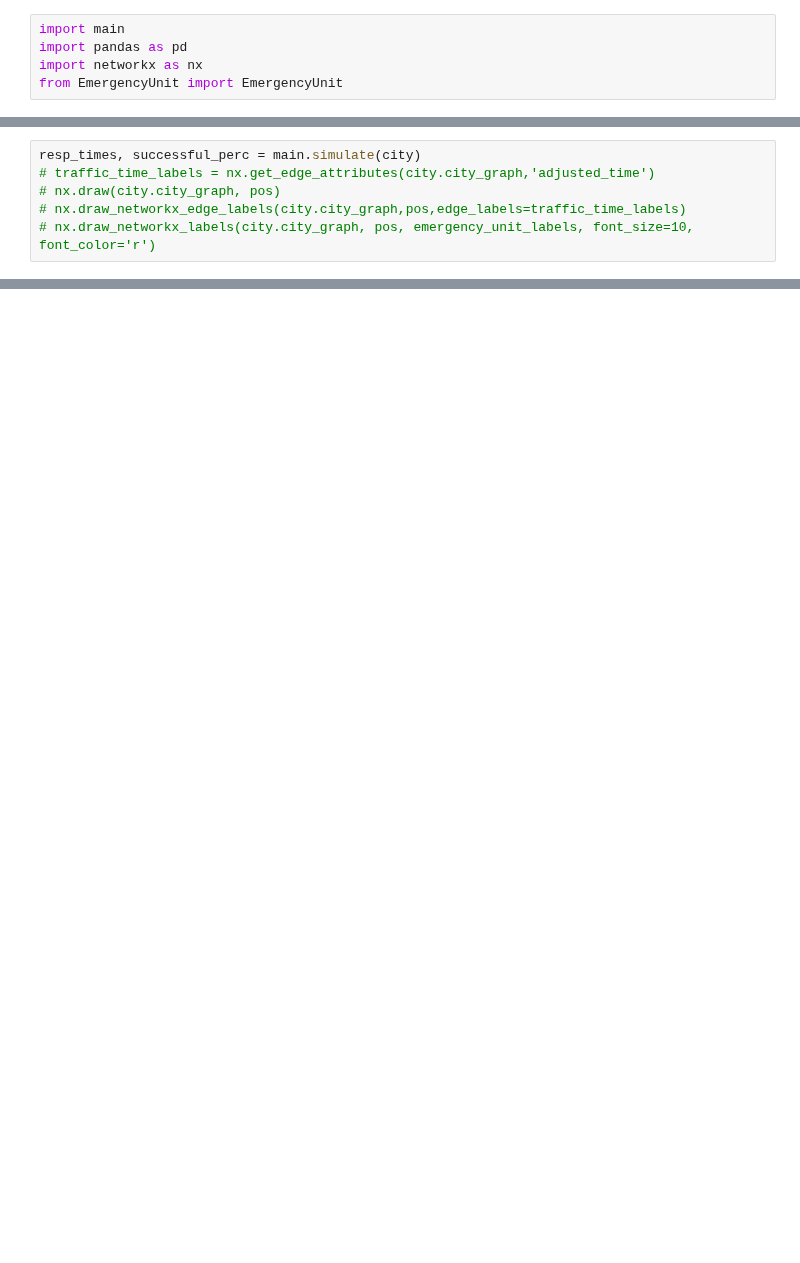
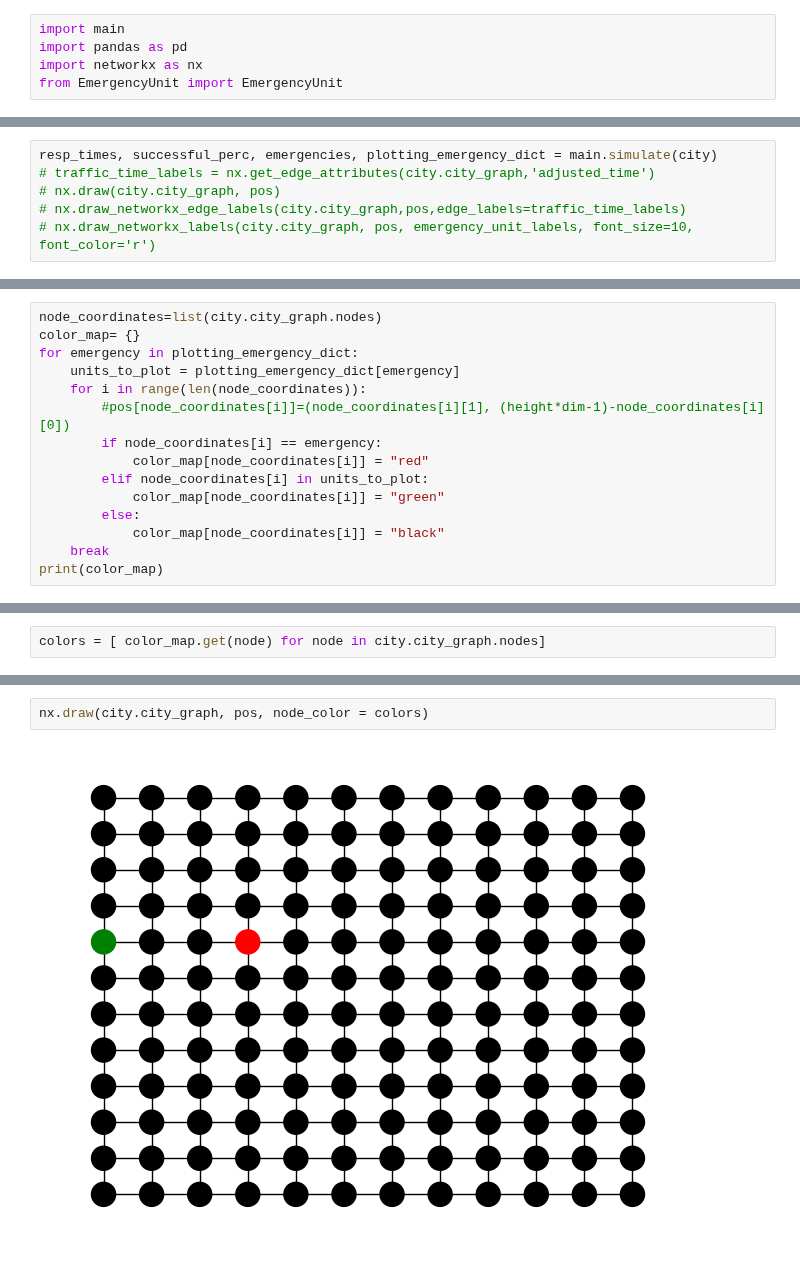
Before and after one commit to Praetor07/CityPlanner_MonteCarlo-Sim, a Jupyter notebook: Emergency Response Simulation Visualization.ipynb, the cells around one changed output, grey strips where cells are left out. Drawn from its saved outputs; the diff is of its cells as text; blank space fills up the shorter version.

```diff
--- a/Emergency Response Simulation Visualization.ipynb
+++ b/Emergency Response Simulation Visualization.ipynb
@@ -38,5 +38,5 @@ nx.draw_networkx_labels(city.city_graph, pos, large_emergency_unit_labels, font_
 # %%
-resp_times, successful_perc = main.simulate(city)
+resp_times, successful_perc, emergencies, plotting_emergency_dict = main.simulate(city)
 # traffic_time_labels = nx.get_edge_attributes(city.city_graph,'adjusted_time')
 # nx.draw(city.city_graph, pos)
 # nx.draw_networkx_edge_labels(city.city_graph,pos,edge_labels=traffic_time_labels)
@@ -63,0 +56,15 @@ Average Percentage of Successfully Responded Emergencies: 57.0 %
+# %%
+node_coordinates=list(city.city_graph.nodes)
+color_map= {}
+for emergency in plotting_emergency_dict:
+    units_to_plot = plotting_emergency_dict[emergency]
+    for i in range(len(node_coordinates)):
+        #pos[node_coordinates[i]]=(node_coordinates[i][1], (height*dim-1)-node_coordinates[i][0])
+        if node_coordinates[i] == emergency:
+            color_map[node_coordinates[i]] = "red"
+        elif node_coordinates[i] in units_to_plot:
+            color_map[node_coordinates[i]] = "green"
+        else:
+            color_map[node_coordinates[i]] = "black"
+    break
+print(color_map)
@@ -63,0 +73,2 @@ Average Percentage of Successfully Responded Emergencies: 57.0 %
+# %%
+colors = [ color_map.get(node) for node in city.city_graph.nodes]
@@ -63,0 +93,4 @@ Average Percentage of Successfully Responded Emergencies: 57.0 %
+# %%
+nx.draw(city.city_graph, pos, node_color = colors)
+# %% [output]
+[figure, added]
```
Also changed, not shown: parts of 6 cells of this notebook, 2 other files.
